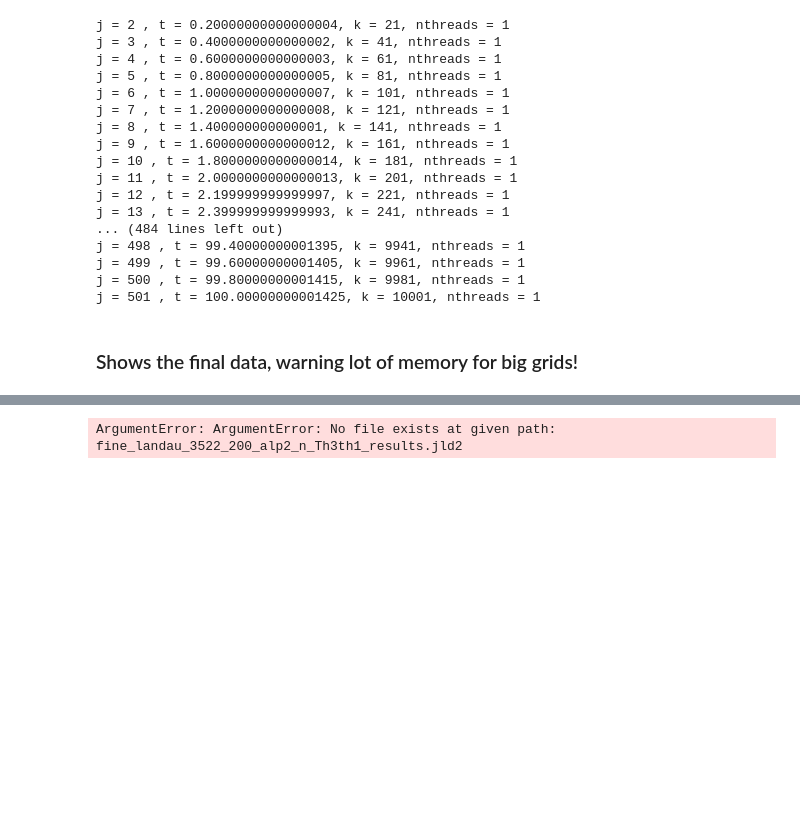
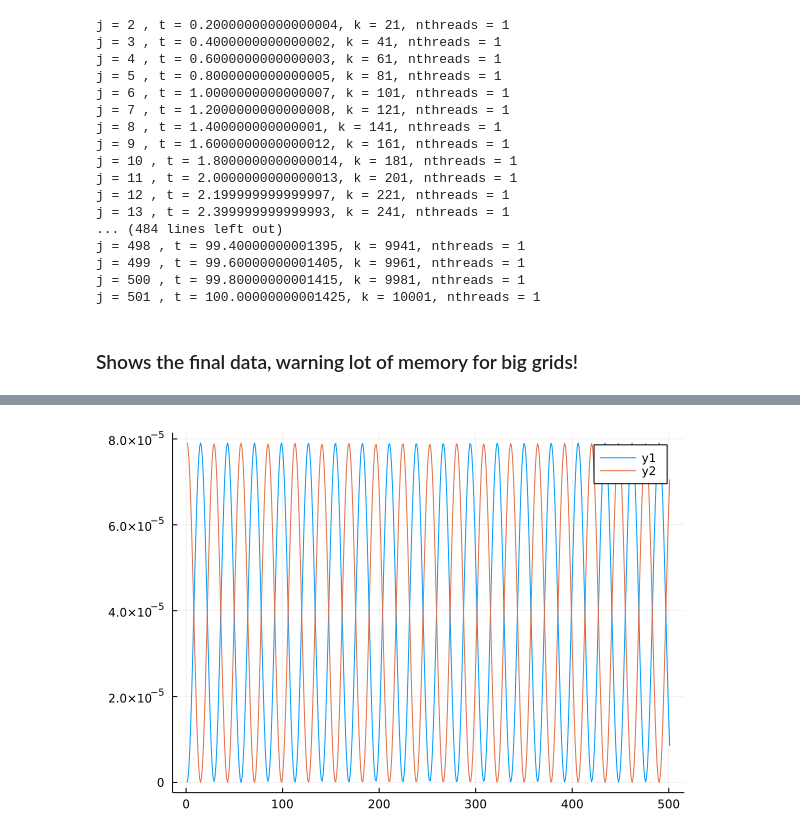
Before and after one commit to reula/Vlasov, a Jupyter notebook: vlasov_1.ipynb, the cells around one changed output, grey strips where cells are left out. Saved outputs shown, nothing was run; the diff lists cells and outputs as text; code cells hidden in the pictures; blank space fills up the shorter version.

```diff
--- a/vlasov_1.ipynb
+++ b/vlasov_1.ipynb
@@ -348,5 +362,8 @@ plot(p_T)
 └ @ PlotUtils /Users/reula/.julia/packages/PlotUtils/rTTui/src/ticks.jl:333
 # %%
 Energy_K = load(run_name * "th$(nthreads())_results.jld2", "Energy_K")
+Energy_E = load(run_name * "th$(nthreads())_results.jld2", "Energy_E")
+plot(Energy_K .- Energy_K[1])
+plot!(Energy_E)
 # %% [output]
-ArgumentError: ArgumentError: No file exists at given path: fine_landau_3522_200_alp2_n_Th3th1_results.jld2
+[figure, added]
```
Also changed, not shown: parts of 17 cells of this notebook, 5 other files.
